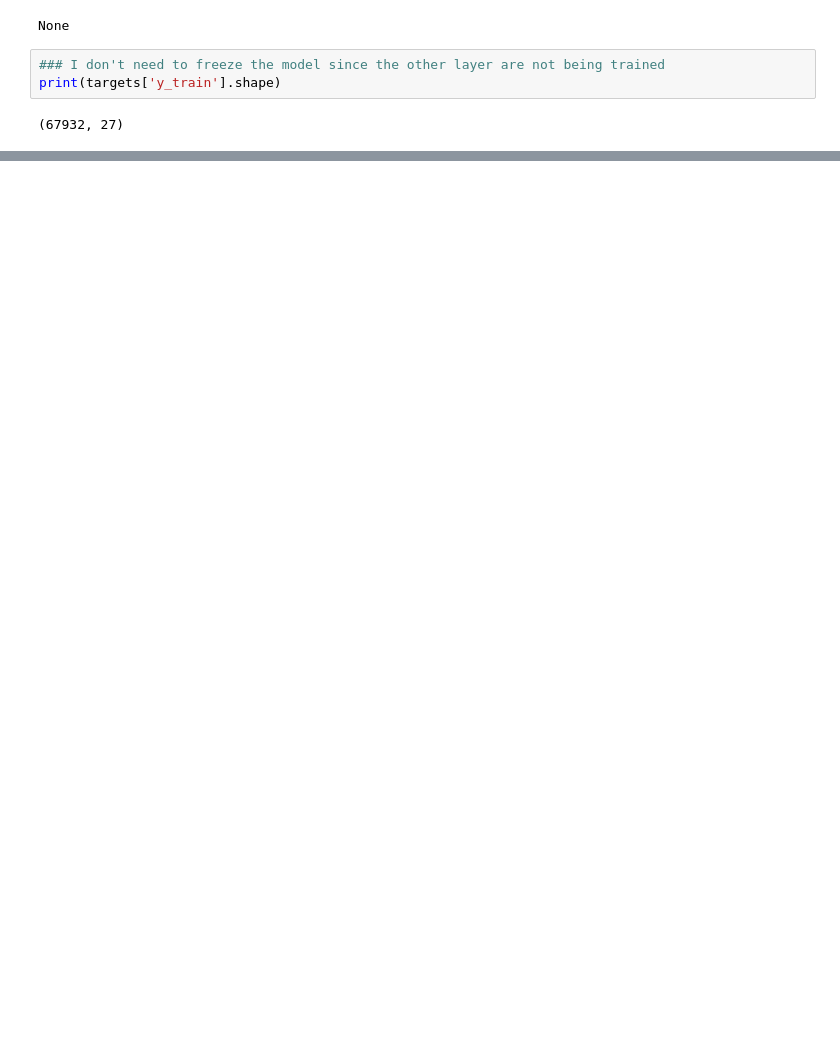
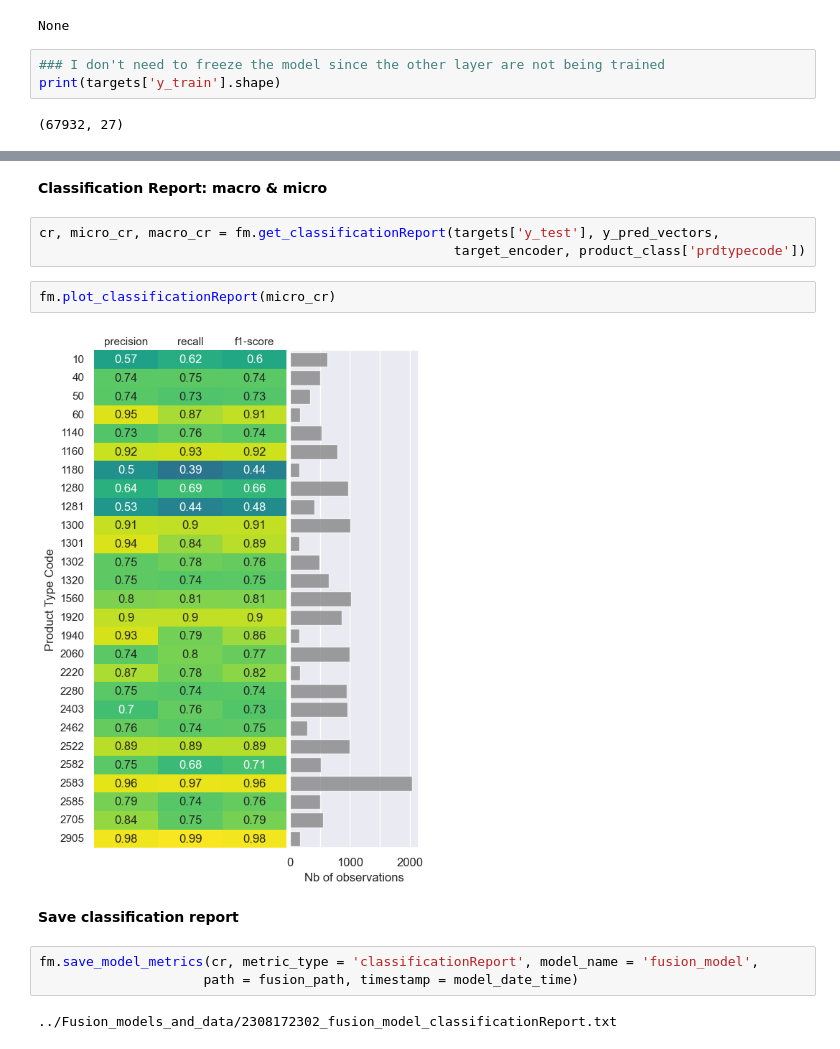
Before and after one commit to RamiroHR/Multimodal-Data-Product-Classification-Model, a Jupyter notebook: Fusion_Model.ipynb, the cells around one changed output, grey strips where cells are left out. Saved outputs shown, nothing was run; the diff lists cells and outputs as text; blank space fills up the shorter version.

```diff
--- a/Fusion_Model.ipynb
+++ b/Fusion_Model.ipynb
@@ -819,0 +1157,16 @@ fusion_model.fit(X_train, targets['y_train'])
+# %% [markdown]
+**Classification Report: macro & micro**
+# %%
+cr, micro_cr, macro_cr = fm.get_classificationReport(targets['y_test'], y_pred_vectors,
+                                                     target_encoder, product_class['prdtypecode'])
+# %%
+fm.plot_classificationReport(micro_cr)
+# %% [output]
+[figure, added]
+# %% [markdown]
+**Save classification report**
+# %%
+fm.save_model_metrics(cr, metric_type = 'classificationReport', model_name = 'fusion_model',
+                     path = fusion_path, timestamp = model_date_time)
+# %% [output]
+../Fusion_models_and_data/2308172302_fusion_model_classificationReport.txt
```
Also changed, not shown: parts of 158 cells of this notebook.
